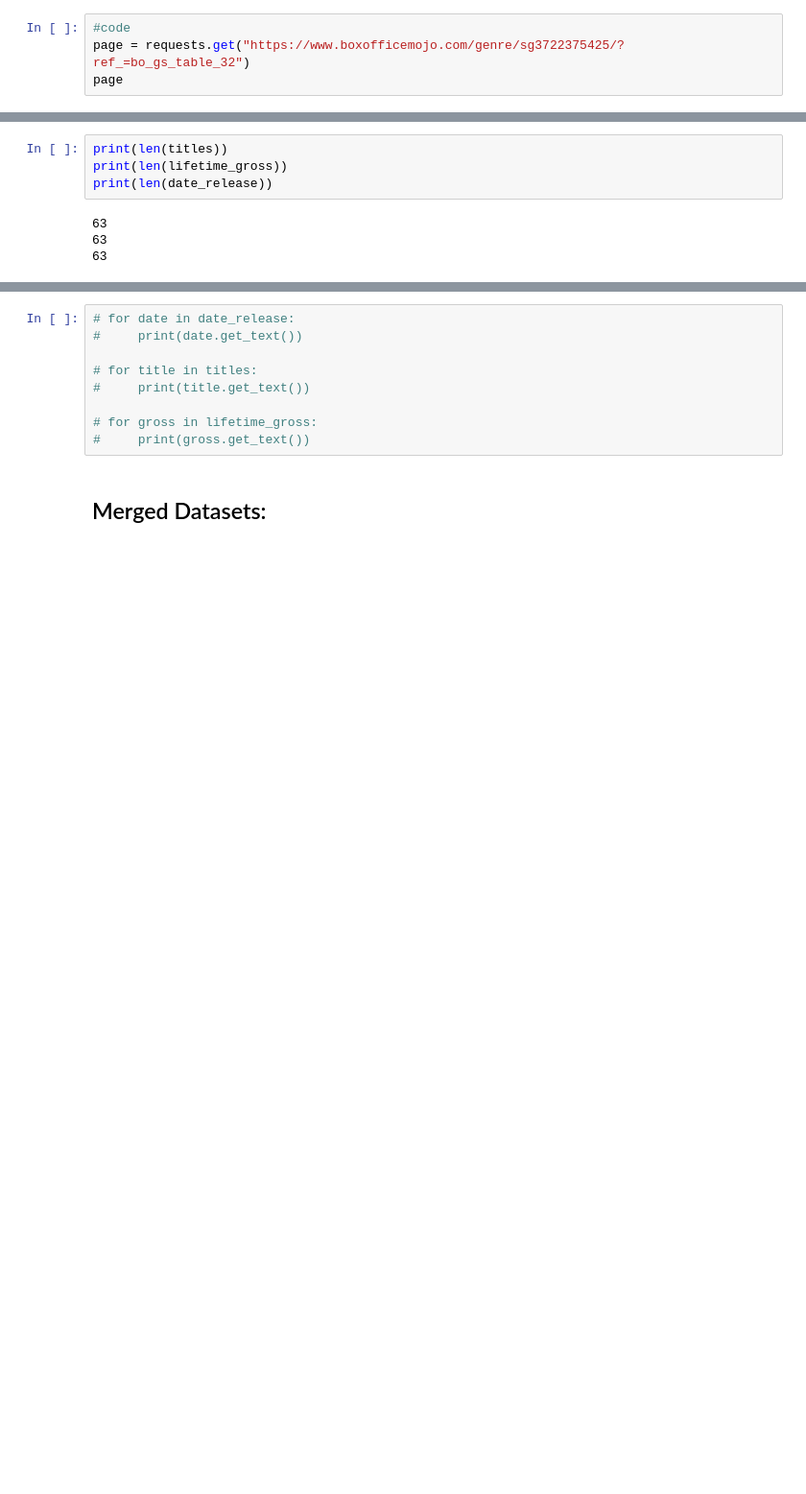
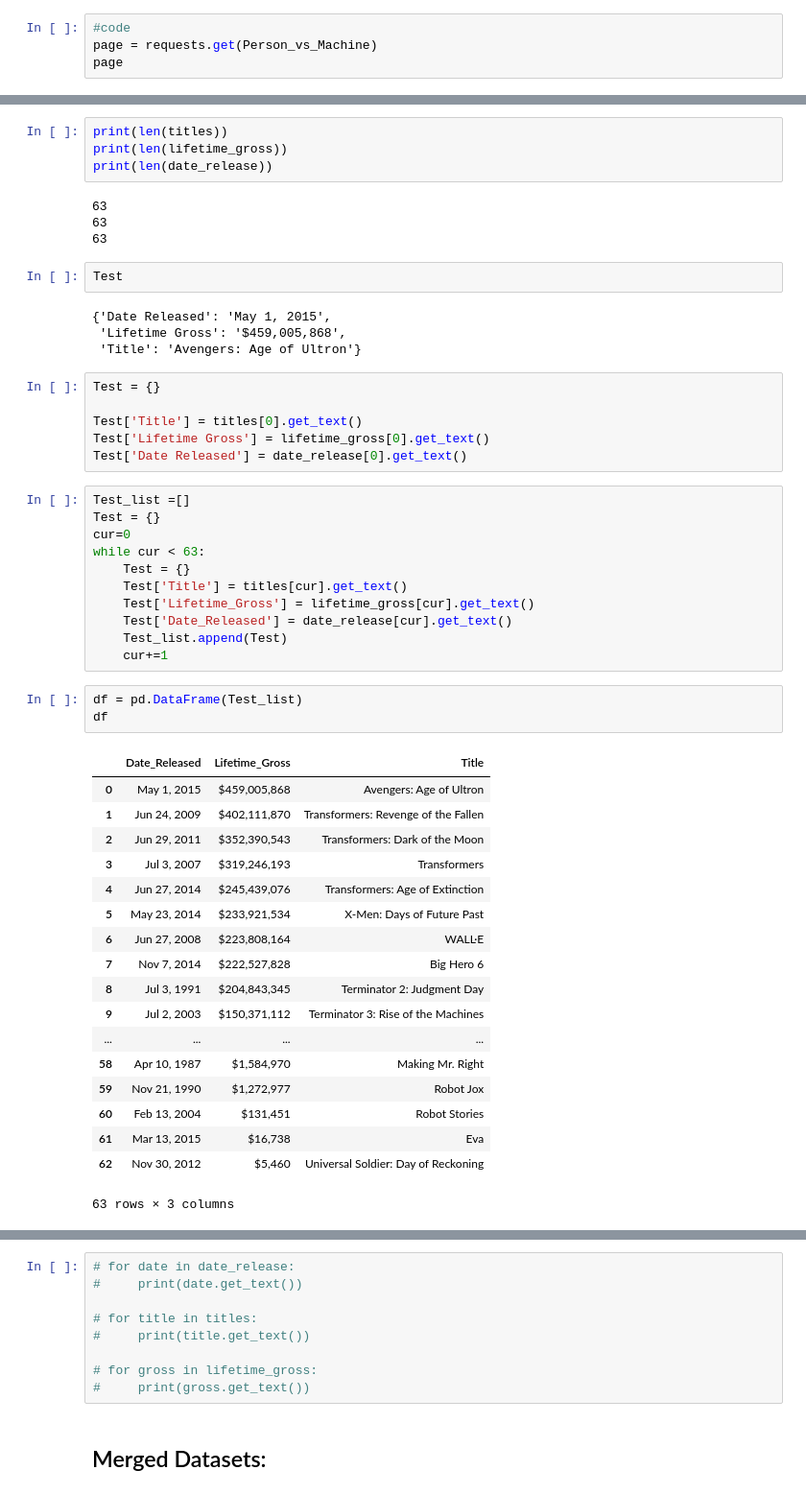
Before and after one commit to AlisonSalerno/scifi-movie-eda-project, a Jupyter notebook: Alison_Jude_Movie_EDA.ipynb, the cells around one changed output, grey strips where cells are left out. Shown at 96% size. Saved outputs shown, nothing was run; the diff lists cells and outputs as text; blank space fills up the shorter version.

```diff
--- a/Alison_Jude_Movie_EDA.ipynb
+++ b/Alison_Jude_Movie_EDA.ipynb
@@ -98,6 +194,6 @@ from bs4 import BeautifulSoup
 # %%
 #code
-page = requests.get("https://www.boxofficemojo.com/genre/sg3722375425/?ref_=bo_gs_table_32")
+page = requests.get(Person_vs_Machine)
 page
 # %% [output]
 <Response [200]>
@@ -155,6 +251,51 @@ print(len(date_release))
 63
 63
 63
+# %%
+Test
+# %% [output]
+{'Date Released': 'May 1, 2015',
+ 'Lifetime Gross': '$459,005,868',
+ 'Title': 'Avengers: Age of Ultron'}
+# %%
+Test = {}
+
+Test['Title'] = titles[0].get_text()
+Test['Lifetime Gross'] = lifetime_gross[0].get_text()
+Test['Date Released'] = date_release[0].get_text()
+# %%
+Test_list =[]
+Test = {}
+cur=0
+while cur < 63:
+    Test = {}
+    Test['Title'] = titles[cur].get_text()
+    Test['Lifetime_Gross'] = lifetime_gross[cur].get_text()
+    Test['Date_Released'] = date_release[cur].get_text()
+    Test_list.append(Test)
+    cur+=1
+# %%
+df = pd.DataFrame(Test_list)
+df
+# %% [output]
+|  | Date_Released | Lifetime_Gross | Title |
+| 0 | May 1, 2015 | $459,005,868 | Avengers: Age of Ultron |
+| 1 | Jun 24, 2009 | $402,111,870 | Transformers: Revenge of the Fallen |
+| 2 | Jun 29, 2011 | $352,390,543 | Transformers: Dark of the Moon |
+| 3 | Jul 3, 2007 | $319,246,193 | Transformers |
+| 4 | Jun 27, 2014 | $245,439,076 | Transformers: Age of Extinction |
+| 5 | May 23, 2014 | $233,921,534 | X-Men: Days of Future Past |
+| 6 | Jun 27, 2008 | $223,808,164 | WALL·E |
+| 7 | Nov 7, 2014 | $222,527,828 | Big Hero 6 |
+| 8 | Jul 3, 1991 | $204,843,345 | Terminator 2: Judgment Day |
+| 9 | Jul 2, 2003 | $150,371,112 | Terminator 3: Rise of the Machines |
+| ... | ... | ... | ... |
+| 58 | Apr 10, 1987 | $1,584,970 | Making Mr. Right |
+| 59 | Nov 21, 1990 | $1,272,977 | Robot Jox |
+| 60 | Feb 13, 2004 | $131,451 | Robot Stories |
+| 61 | Mar 13, 2015 | $16,738 | Eva |
+| 62 | Nov 30, 2012 | $5,460 | Universal Soldier: Day of Reckoning |
+63 rows × 3 columns
 # %%
 cur = 0
 
```
Also changed, not shown: parts of 18 cells of this notebook, 1 other file.
